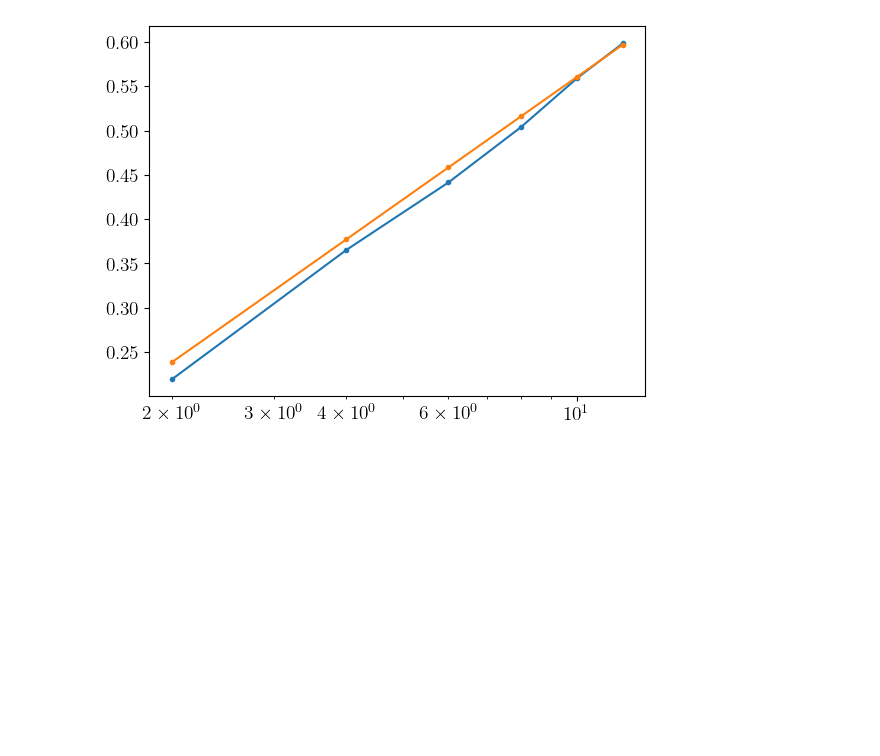
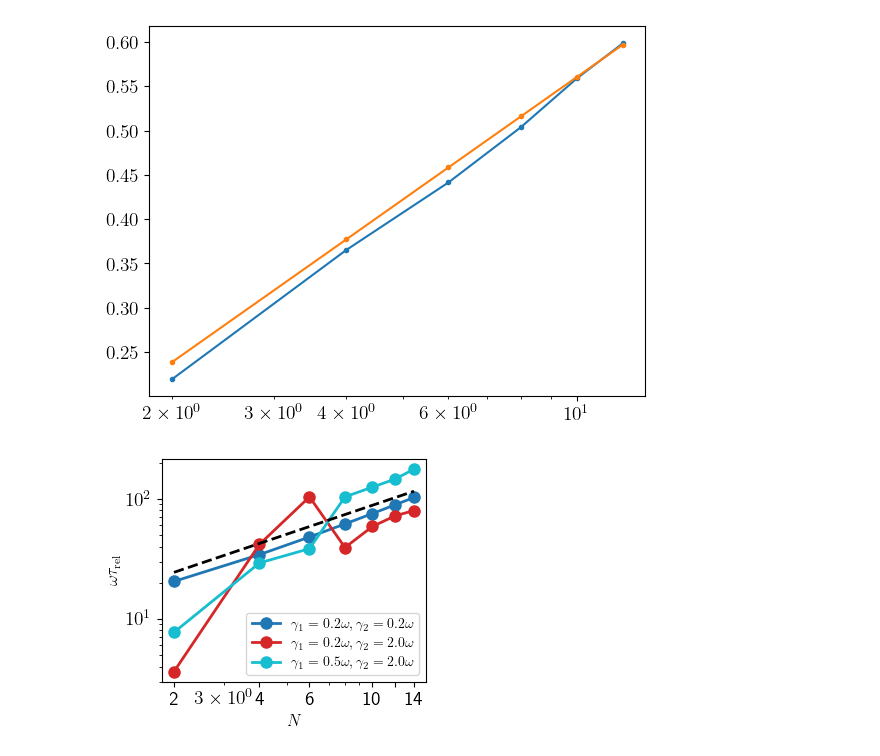
Before and after one commit to mwauters92/Non-hermitian-design, a Jupyter notebook: main.ipynb, the cells around one changed output. Cells and saved outputs as stored; diff of their text form; code cells hidden in the pictures; blank space fills up the shorter version.

Commit message:
relax

```diff
--- a/main.ipynb
+++ b/main.ipynb
@@ -626,3 +626,52 @@ plt.semilogx()
 # %% [output]
 []
 [figure]
+# %%
+
+# Load the data
+data = np.loadtxt('relaxation_rates.csv', delimiter=',', skiprows=0)
+N_vals = data[:, 0].astype(int)
+lambda1_vals = data[:, 1]
+lambda2_vals = data[:, 2]
+relaxation_rates = data[:, 3]
+
+# Get unique (lambda1, lambda2) pairs
+unique_points = np.unique(np.column_stack([lambda1_vals, lambda2_vals]), axis=0)
+
+# Create figure
+fig, ax = plt.subplots(figsize=(3.5, 3))
+
+
+# Colors for different points
+colors = plt.cm.tab10(np.linspace(0, 1, len(unique_points)))
+
+# Plot data for each (lambda1, lambda2) point
+for idx, (lam1, lam2) in enumerate(unique_points):
+    if lam2 == 2.25:
+        continue
+    mask = (lambda1_vals == lam1) & (lambda2_vals == lam2)
+    N_subset = N_vals[mask]
+    rate_subset = relaxation_rates[mask]
+
+    # Sort by N for proper plotting
+    sort_idx = np.argsort(N_subset)
+    N_subset = N_subset[sort_idx]
+    rate_subset = rate_subset[sort_idx]
+
+    ax.plot(N_subset, 1/rate_subset, 'o-', color=colors[idx],
+            label=rf'$\gamma_1={2*lam1:.1f}\omega, \gamma_2={2*lam2:.1f}\omega$', linewidth=2, markersize=8)
+
+ax.plot(N_subset,14*N_subset**(0.8),'k--',lw=2)
+ax.set_xlabel(r'$N$', fontsize=12)
+ax.set_ylabel(r'$\omega \tau_{\rm rel}$', fontsize=12)
+#ax.set_title(r'Relaxation rate vs system size', fontsize=14)
+ax.loglog()
+ax.legend(fontsize=10, loc='best')
+#ax.grid(True, alpha=0.3)
+ax.set_xticks([2,4,6,10,12,14],labels=["2", "4", "6", "10"," ", "14"])
+
+fig.tight_layout()
+fig.savefig('relaxation_rates.pdf', bbox_inches='tight')
+plt.show()
+# %% [output]
+[figure, added]
```
Also changed, not shown: parts of 1 cell of this notebook, 1 other file.
